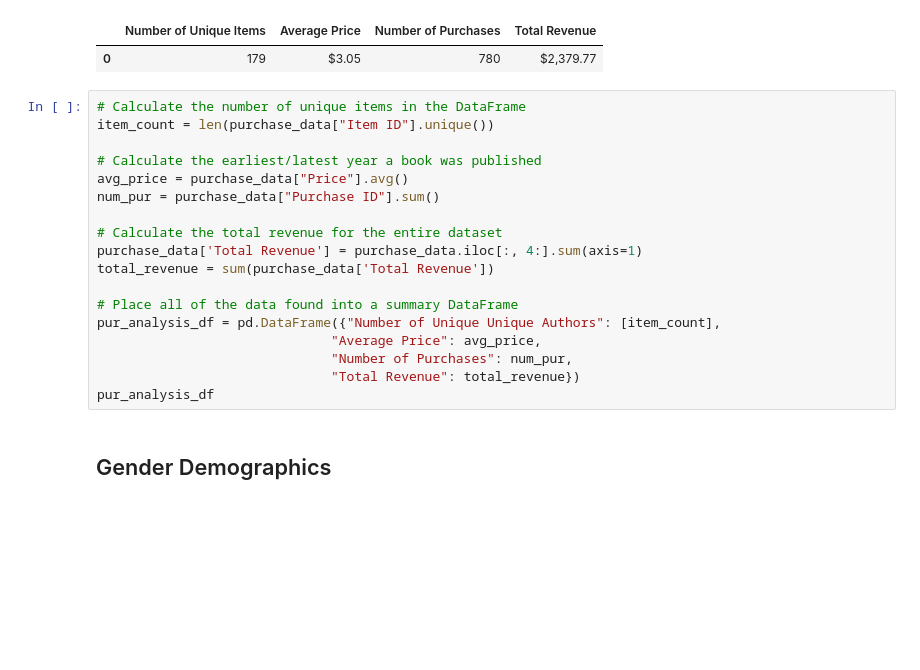
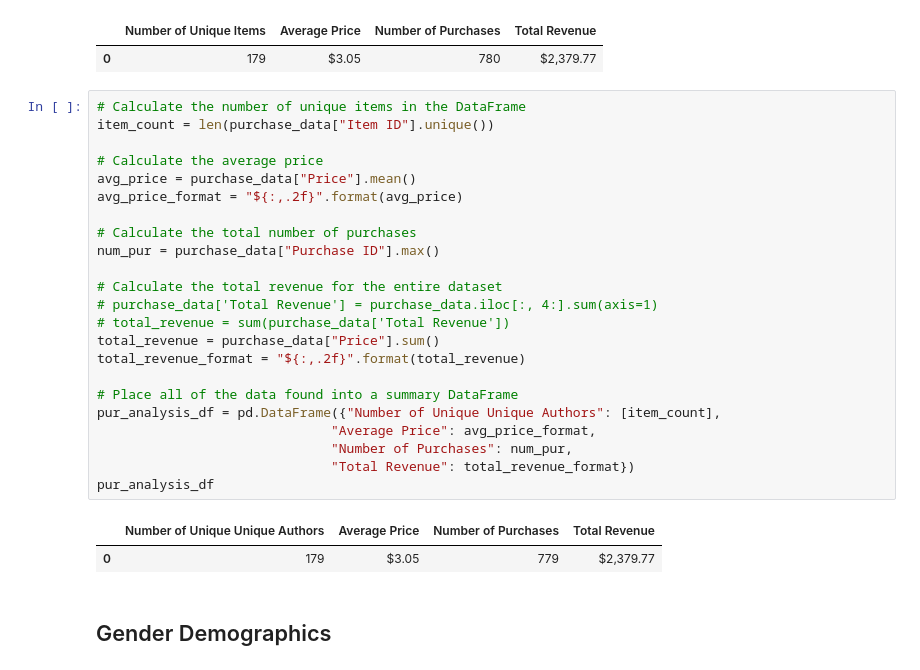
Before and after one commit to Court-Parker4/pandas-challenge, a Jupyter notebook: HeroesOfPymoli/HeroesOfPymoli_starter.ipynb, the cells around one changed output. Cells and saved outputs as stored; diff of their text form; blank space fills up the shorter version.

```diff
--- a/HeroesOfPymoli/HeroesOfPymoli_starter.ipynb
+++ b/HeroesOfPymoli/HeroesOfPymoli_starter.ipynb
@@ -90,21 +90,29 @@ total_revenue = sum(purchase_data['Total Revenue'])
 # %%
 # Calculate the number of unique items in the DataFrame
 item_count = len(purchase_data["Item ID"].unique())
 
-# Calculate the earliest/latest year a book was published
-avg_price = purchase_data["Price"].avg()
-num_pur = purchase_data["Purchase ID"].sum()
+# Calculate the average price
+avg_price = purchase_data["Price"].mean()
+avg_price_format = "${:,.2f}".format(avg_price)
+
+# Calculate the total number of purchases
+num_pur = purchase_data["Purchase ID"].max()
 
 # Calculate the total revenue for the entire dataset
-purchase_data['Total Revenue'] = purchase_data.iloc[:, 4:].sum(axis=1)
-total_revenue = sum(purchase_data['Total Revenue'])
+# purchase_data['Total Revenue'] = purchase_data.iloc[:, 4:].sum(axis=1)
+# total_revenue = sum(purchase_data['Total Revenue'])
+total_revenue = purchase_data["Price"].sum()
+total_revenue_format = "${:,.2f}".format(total_revenue)
 
 # Place all of the data found into a summary DataFrame
 pur_analysis_df = pd.DataFrame({"Number of Unique Unique Authors": [item_count],
-                              "Average Price": avg_price,
+                              "Average Price": avg_price_format,
                               "Number of Purchases": num_pur,
-                              "Total Revenue": total_revenue})
+                              "Total Revenue": total_revenue_format})
 pur_analysis_df
+# %% [output]
+|  | Number of Unique Unique Authors | Average Price | Number of Purchases | Total Revenue |
+| 0 | 179 | $3.05 | 779 | $2,379.77 |
 # %% [markdown]
 ## Gender Demographics
 # %% [markdown]
```
